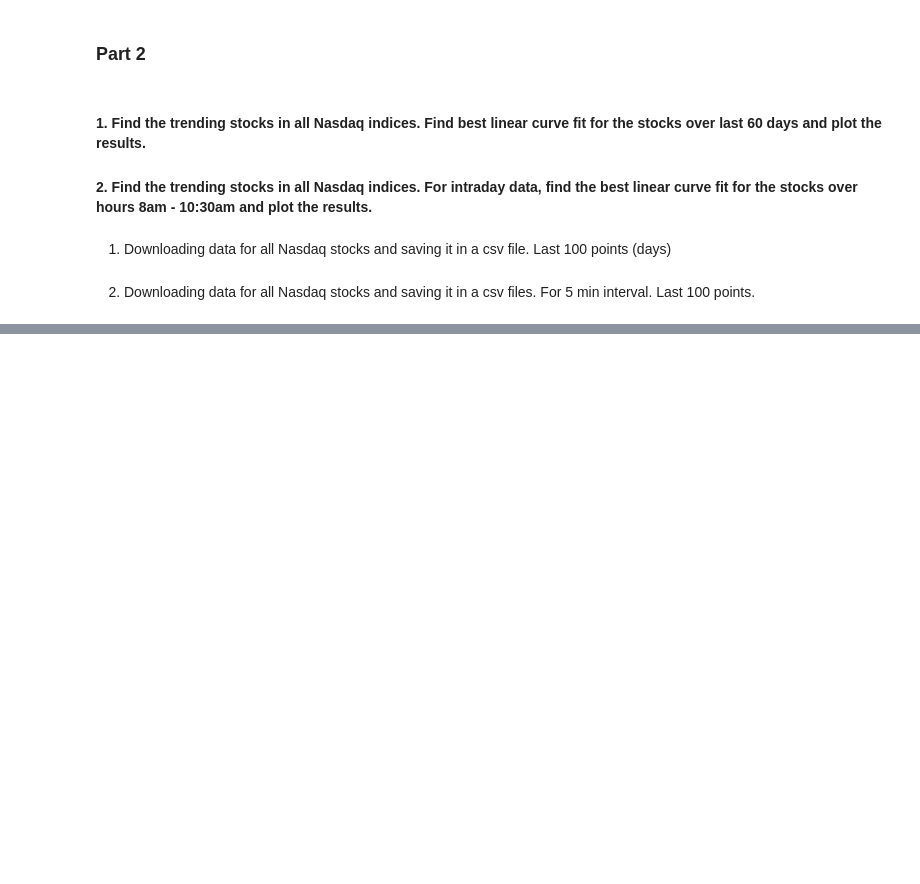
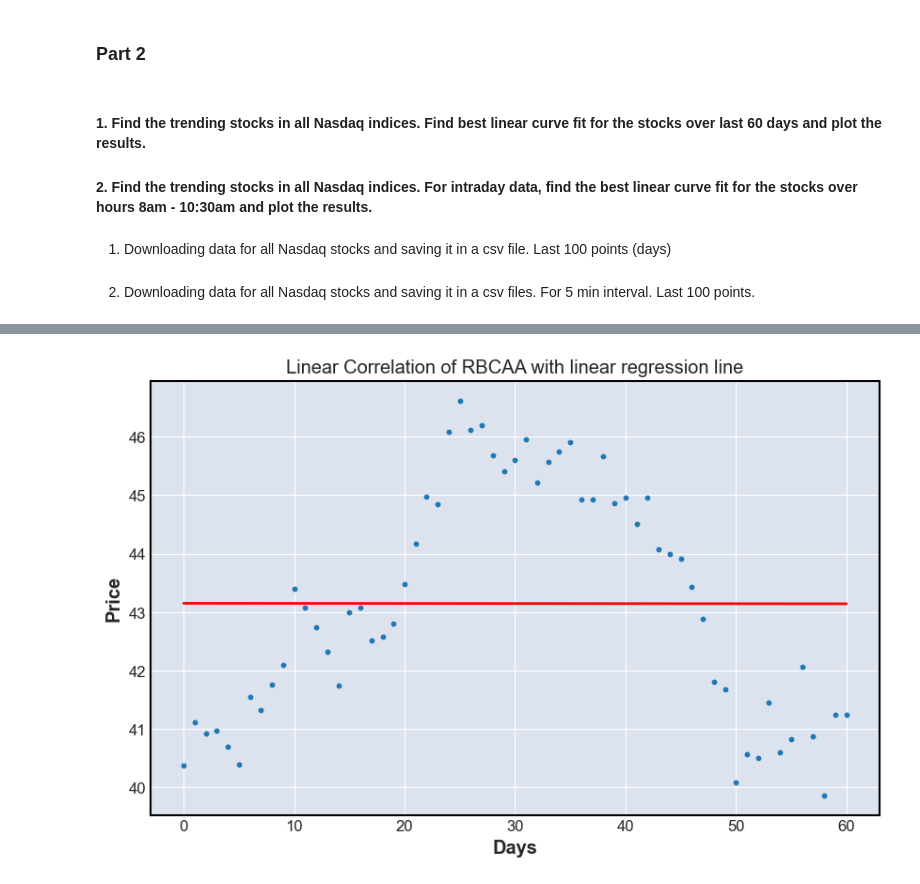
Before and after one commit to Folongton/Stock-Analysis, a Jupyter notebook: P1-Indicators-Chart-Analysis/P1-Chart-Analysis.ipynb, the cells around one changed output, grey strips where cells are left out. Saved outputs shown, nothing was run; the diff lists cells and outputs as text; code cells hidden in the pictures; blank space fills up the shorter version.

```diff
--- a/P1-Indicators-Chart-Analysis/P1-Chart-Analysis.ipynb
+++ b/P1-Indicators-Chart-Analysis/P1-Chart-Analysis.ipynb
@@ -589,0 +600,4 @@ linear_df.sort_values(by='R2', ascending=False).head(10)
+# %%
+plot_correlation(df_for_plot['RBCAA'])
+# %% [output]
+[figure, added]
```
Also changed, not shown: parts of 19 cells of this notebook, 1 other file.
